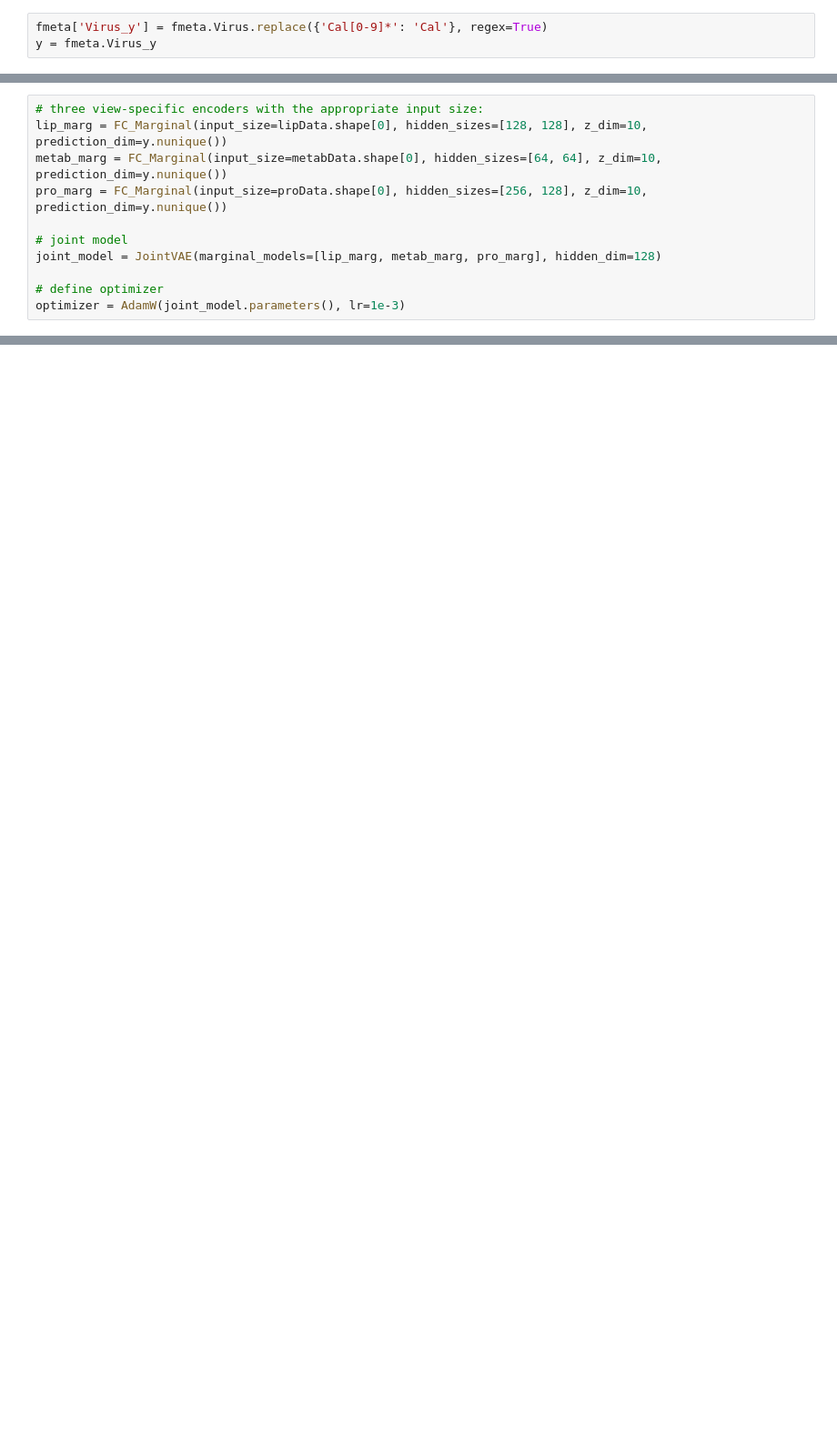
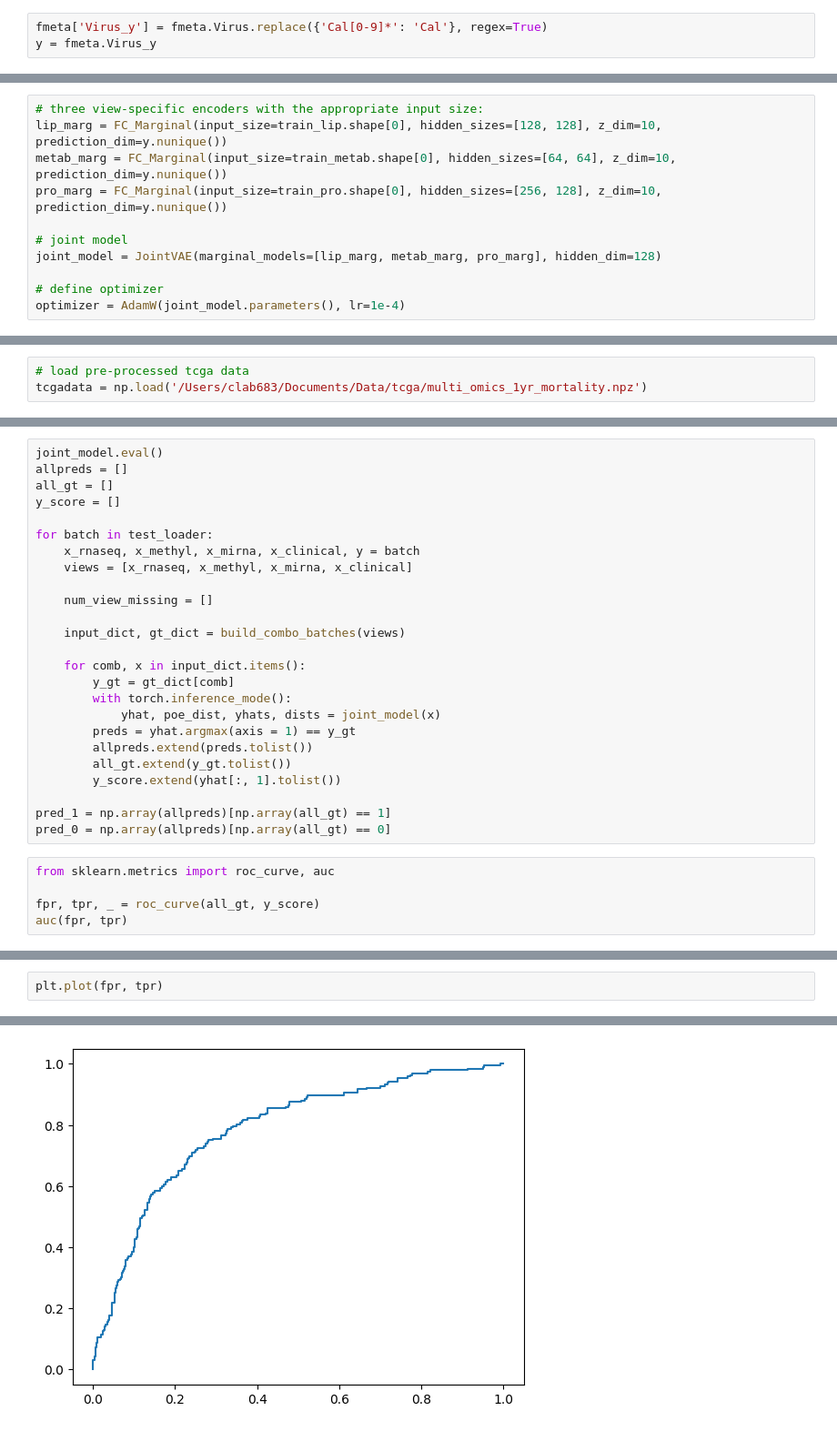
Before and after one commit to pnnl/HCDfCBD, a Jupyter notebook: deep_imv_example.ipynb, the cells around one changed output, grey strips where cells are left out. Shown at 91% size. Saved outputs shown, nothing was run; the diff lists cells and outputs as text; blank space fills up the shorter version.

Commit message:
add tcga scraping file, processing notebook, and training code

```diff
--- a/deep_imv_example.ipynb
+++ b/deep_imv_example.ipynb
@@ -82,13 +126,13 @@ y = fmeta.Virus_y
 # %%
 # three view-specific encoders with the appropriate input size:
-lip_marg = FC_Marginal(input_size=lipData.shape[0], hidden_sizes=[128, 128], z_dim=10, prediction_dim=y.nunique())
-metab_marg = FC_Marginal(input_size=metabData.shape[0], hidden_sizes=[64, 64], z_dim=10, prediction_dim=y.nunique())
-pro_marg = FC_Marginal(input_size=proData.shape[0], hidden_sizes=[256, 128], z_dim=10, prediction_dim=y.nunique())
+lip_marg = FC_Marginal(input_size=train_lip.shape[0], hidden_sizes=[128, 128], z_dim=10, prediction_dim=y.nunique())
+metab_marg = FC_Marginal(input_size=train_metab.shape[0], hidden_sizes=[64, 64], z_dim=10, prediction_dim=y.nunique())
+pro_marg = FC_Marginal(input_size=train_pro.shape[0], hidden_sizes=[256, 128], z_dim=10, prediction_dim=y.nunique())
 
 # joint model
 joint_model = JointVAE(marginal_models=[lip_marg, metab_marg, pro_marg], hidden_dim=128)
 
 # define optimizer
-optimizer = AdamW(joint_model.parameters(), lr=1e-3)
+optimizer = AdamW(joint_model.parameters(), lr=1e-4)
 # %%
 # turn data into tensors
@@ -140,0 +222,3 @@ tensor([ True,  True,  True,  True,  True,  True,  True,  True,  True,  True,
+# %%
+# load pre-processed tcga data
+tcgadata = np.load('/Users/clab683/Documents/Data/tcga/multi_omics_1yr_mortality.npz')
@@ -140,0 +374,30 @@ tensor([ True,  True,  True,  True,  True,  True,  True,  True,  True,  True,
+# %%
+joint_model.eval()
+allpreds = []
+all_gt = []
+y_score = []
+
+for batch in test_loader:
+    x_rnaseq, x_methyl, x_mirna, x_clinical, y = batch
+    views = [x_rnaseq, x_methyl, x_mirna, x_clinical]
+
+    num_view_missing = []
+
+    input_dict, gt_dict = build_combo_batches(views)
+
+    for comb, x in input_dict.items():
+        y_gt = gt_dict[comb]
+        with torch.inference_mode():
+            yhat, poe_dist, yhats, dists = joint_model(x)
+        preds = yhat.argmax(axis = 1) == y_gt
+        allpreds.extend(preds.tolist())
+        all_gt.extend(y_gt.tolist())
+        y_score.extend(yhat[:, 1].tolist())
+
+pred_1 = np.array(allpreds)[np.array(all_gt) == 1]
+pred_0 = np.array(allpreds)[np.array(all_gt) == 0]
+# %%
+from sklearn.metrics import roc_curve, auc
+
+fpr, tpr, _ = roc_curve(all_gt, y_score)
+auc(fpr, tpr)
@@ -140,0 +406,3 @@ tensor([ True,  True,  True,  True,  True,  True,  True,  True,  True,  True,
+# %%
+plt.plot(fpr, tpr)
+# %% [output]
@@ -140,0 +410 @@ tensor([ True,  True,  True,  True,  True,  True,  True,  True,  True,  True,
+[figure, added]
```
Also changed, not shown: parts of 25 cells of this notebook, 2 other files.
